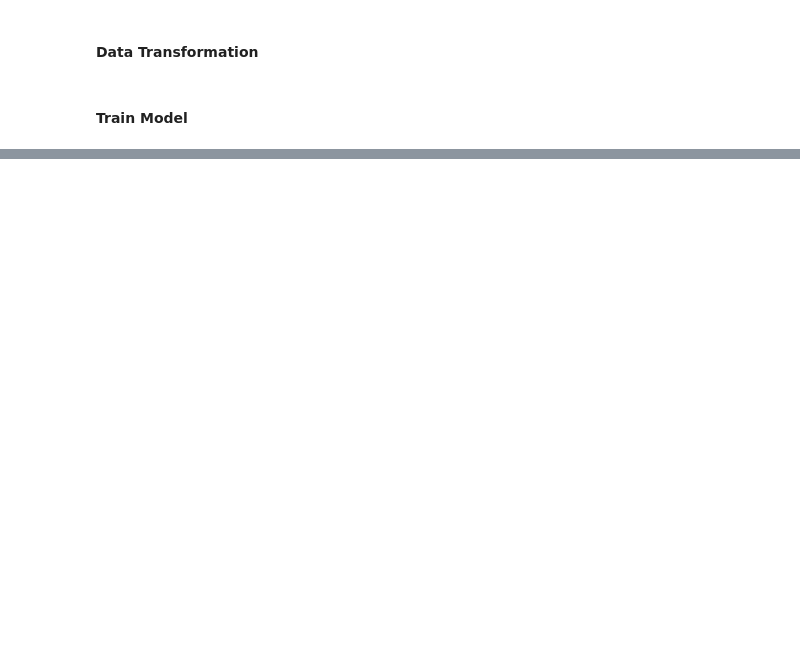
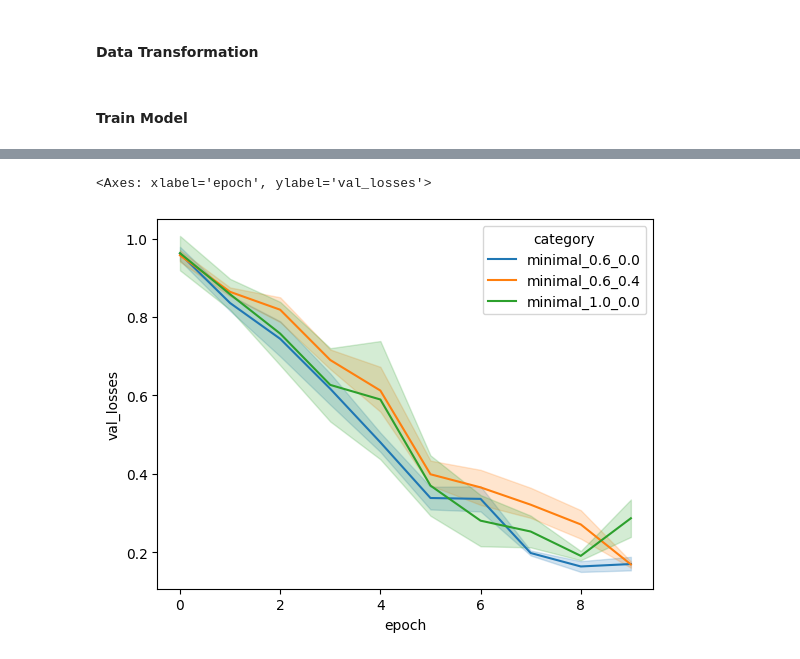
Before and after one commit to dan-kwon/MAS-thesis, a Jupyter notebook: convolutional_neural_network.ipynb, the cells around one changed output, grey strips where cells are left out. Saved outputs shown, nothing was run; the diff lists cells and outputs as text; code cells hidden in the pictures; blank space fills up the shorter version.

```diff
--- a/convolutional_neural_network.ipynb
+++ b/convolutional_neural_network.ipynb
@@ -219,0 +223,6 @@ Epoch 10/10, Train Loss: 0.7769, Val Loss: 0.8293, Val Accuracy: 0.580078125
+# %%
+df_results = pd.DataFrame()
+for f in os.listdir('results/'):
+    df_results = pd.concat((df_results,pd.read_csv(f'results/{f}')))
+# %%
+df_results['category'] = df_results['transform'] + '_' + df_results['train_percentage'].astype(str) + '_' +  df_results['synthetic_percentage'].astype(str)
@@ -219,0 +245,12 @@ Epoch 10/10, Train Loss: 0.7769, Val Loss: 0.8293, Val Accuracy: 0.580078125
+# %%
+import seaborn as sns
+transform_category = 'minimal'
+sns.lineplot(
+    data=df_results[df_results['category'].isin([f'{transform_category}_1.0_0.0',f'{transform_category}_0.6_0.4',f'{transform_category}_0.6_0.0'])],
+    x='epoch',
+    y='val_losses',
+    hue='category'
+)
+# %% [output]
+<Axes: xlabel='epoch', ylabel='val_losses'>
+[figure, added]
```
Also changed, not shown: parts of 5 cells of this notebook, 3 other files.
